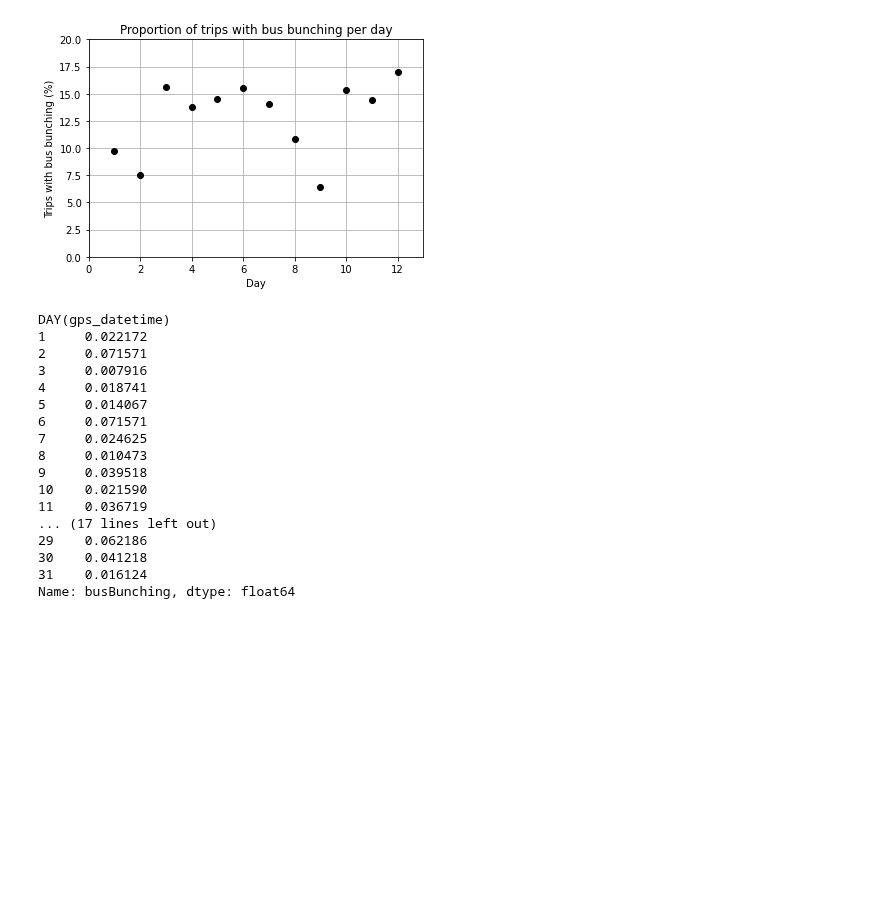
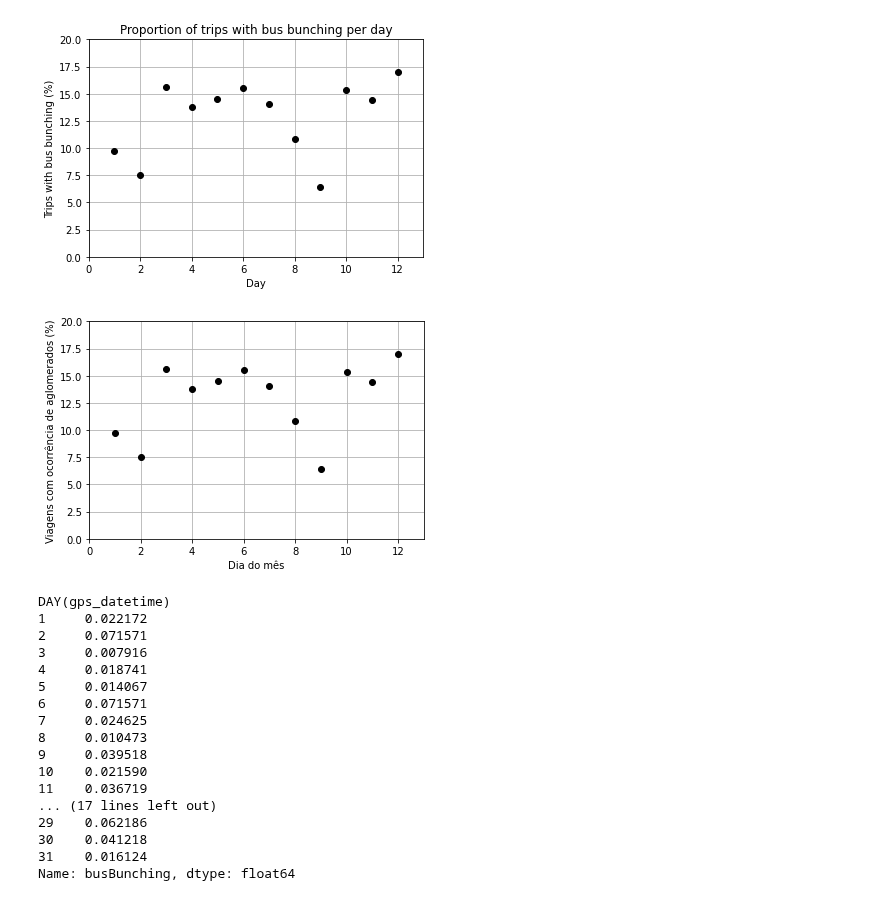
Before and after one commit to veruskasantos/INESProject, a Jupyter notebook: workspace/Data Analysis/EDA/reports/Statistical_Analysis.ipynb, the cells around one changed output. Drawn from its saved outputs; the diff is of its cells as text; code cells hidden in the pictures; blank space fills up the shorter version.

```diff
--- a/workspace/Data Analysis/EDA/reports/Statistical_Analysis.ipynb
+++ b/workspace/Data Analysis/EDA/reports/Statistical_Analysis.ipynb
@@ -392,6 +487,19 @@ plt.title("Proportion of trips with bus bunching per day")
 # %% [output]
 Text(0.5, 1.0, 'Proportion of trips with bus bunching per day')
 [figure]
+# %%
+#Recife
+days = [1,2,3,4,5,6,7,8,9,10,11,12]
+plt.plot(pd.Series(perc_trips_with_bb*100, index=days), 'ko')
+plt.ylim((0, 20))
+plt.xlim((0, 13))
+plt.grid(True)
+plt.ylabel('Viagens com ocorrência de aglomerados (%)')
+plt.xlabel('Dia do mês')
+
+plt.savefig("bb_per_day_cidadea")
+# %% [output]
+[figure, added]
 # %%
 trips_with_bb = data[data.busBunching == True].groupby(['DAY(gps_datetime)','tripNum','busCode'])['busBunching'].count()
 trips_with_bb_sum = trips_with_bb.groupby('DAY(gps_datetime)').sum()
```
Also changed, not shown: parts of 7 cells of this notebook.
